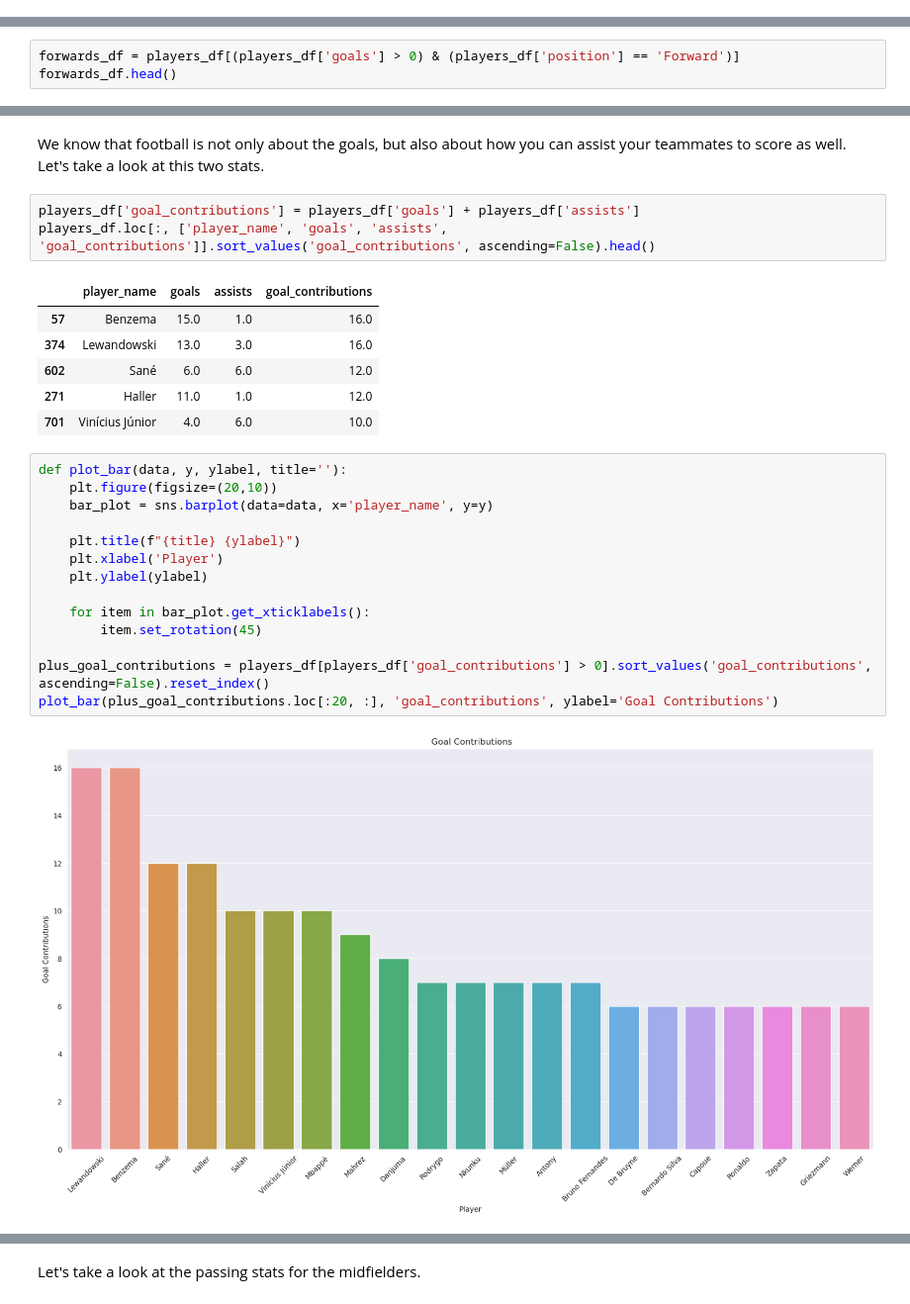
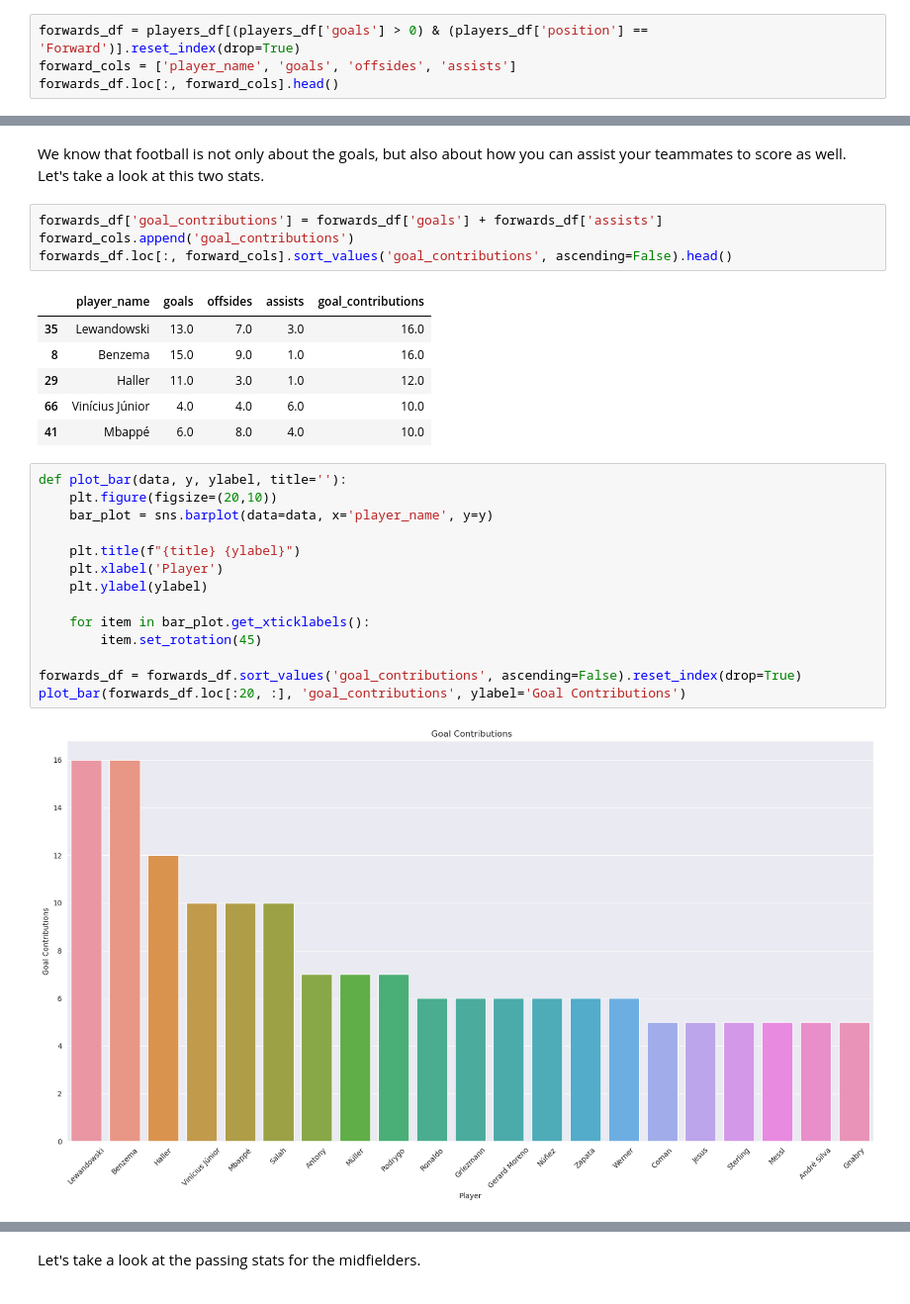
Before and after one commit to caiomelo22/20-21-Champions-League-Analysis, a Jupyter notebook: notebooke5ae0d8453.ipynb, the cells around one changed output, grey strips where cells are left out. Shown at 99% size. Cells and saved outputs as stored; diff of their text form.

```diff
--- a/notebooke5ae0d8453.ipynb
+++ b/notebooke5ae0d8453.ipynb
@@ -105,3 +113,7 @@ def plot_scatter(data, x, y, xlabel, ylabel, title='', hue=None, height=4, text_
 
     for i, row in data.iterrows():
         ax.text(row[x] + text_spacing, row[y], row['player_name'], fontsize=7)
+# %%
+forwards_df = players_df[(players_df['goals'] > 0) & (players_df['position'] == 'Forward')].reset_index(drop=True)
+forward_cols = ['player_name', 'goals', 'offsides', 'assists']
+forwards_df.loc[:, forward_cols].head()
@@ -118,5 +135,2 @@ A couple of famous lowlights were Martinez and Luis Diaz. If you saw the 2022 Wo
 # %% [markdown]
 Let's take a look at the fowards goals when we compare them with their offsides.
-# %%
-forwards_df = players_df[(players_df['goals'] > 0) & (players_df['position'] == 'Forward')]
-forwards_df.head()
@@ -140,29 +146,30 @@ When we look at this chart, a couple of things stood out for me.
 # %% [markdown]
 We know that football is not only about the goals, but also about how you can assist your teammates to score as well. Let's take a look at this two stats.
 # %%
-players_df['goal_contributions'] = players_df['goals'] + players_df['assists']
-players_df.loc[:, ['player_name', 'goals', 'assists', 'goal_contributions']].sort_values('goal_contributions', ascending=False).head()
+forwards_df['goal_contributions'] = forwards_df['goals'] + forwards_df['assists']
+forward_cols.append('goal_contributions')
+forwards_df.loc[:, forward_cols].sort_values('goal_contributions', ascending=False).head()
 # %% [output]
-|  | player_name | goals | assists | goal_contributions |
-| 57 | Benzema | 15.0 | 1.0 | 16.0 |
-| 374 | Lewandowski | 13.0 | 3.0 | 16.0 |
-| 602 | Sané | 6.0 | 6.0 | 12.0 |
-| 271 | Haller | 11.0 | 1.0 | 12.0 |
-| 701 | Vinícius Júnior | 4.0 | 6.0 | 10.0 |
+|  | player_name | goals | offsides | assists | goal_contributions |
+| 35 | Lewandowski | 13.0 | 7.0 | 3.0 | 16.0 |
+| 8 | Benzema | 15.0 | 9.0 | 1.0 | 16.0 |
+| 29 | Haller | 11.0 | 3.0 | 1.0 | 12.0 |
+| 66 | Vinícius Júnior | 4.0 | 4.0 | 6.0 | 10.0 |
+| 41 | Mbappé | 6.0 | 8.0 | 4.0 | 10.0 |
 # %%
 def plot_bar(data, y, ylabel, title=''):
     plt.figure(figsize=(20,10))
     bar_plot = sns.barplot(data=data, x='player_name', y=y)
 
     plt.title(f"{title} {ylabel}")
     plt.xlabel('Player')
     plt.ylabel(ylabel)
 
     for item in bar_plot.get_xticklabels():
         item.set_rotation(45)
 
-plus_goal_contributions = players_df[players_df['goal_contributions'] > 0].sort_values('goal_contributions', ascending=False).reset_index()
-plot_bar(plus_goal_contributions.loc[:20, :], 'goal_contributions', ylabel='Goal Contributions')
+forwards_df = forwards_df.sort_values('goal_contributions', ascending=False).reset_index(drop=True)
+plot_bar(forwards_df.loc[:20, :], 'goal_contributions', ylabel='Goal Contributions')
 # %% [output]
-[figure, old version]
+[figure, new version]
 # %% [markdown]
```
Also changed, not shown: parts of 50 cells of this notebook.
